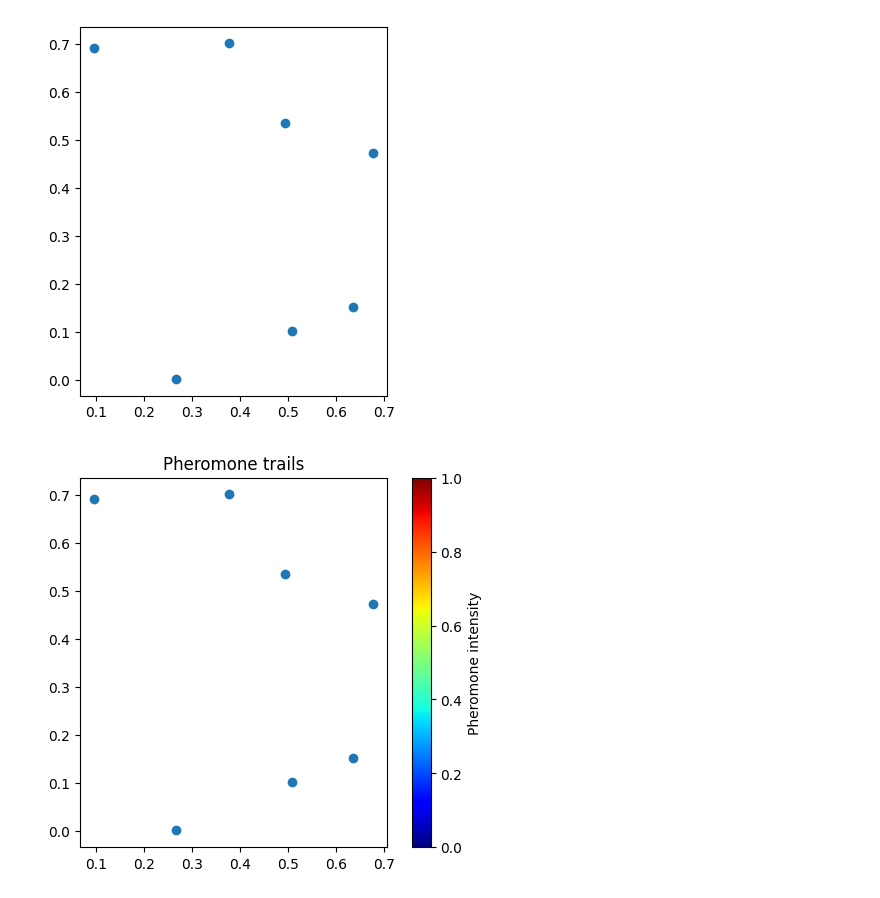
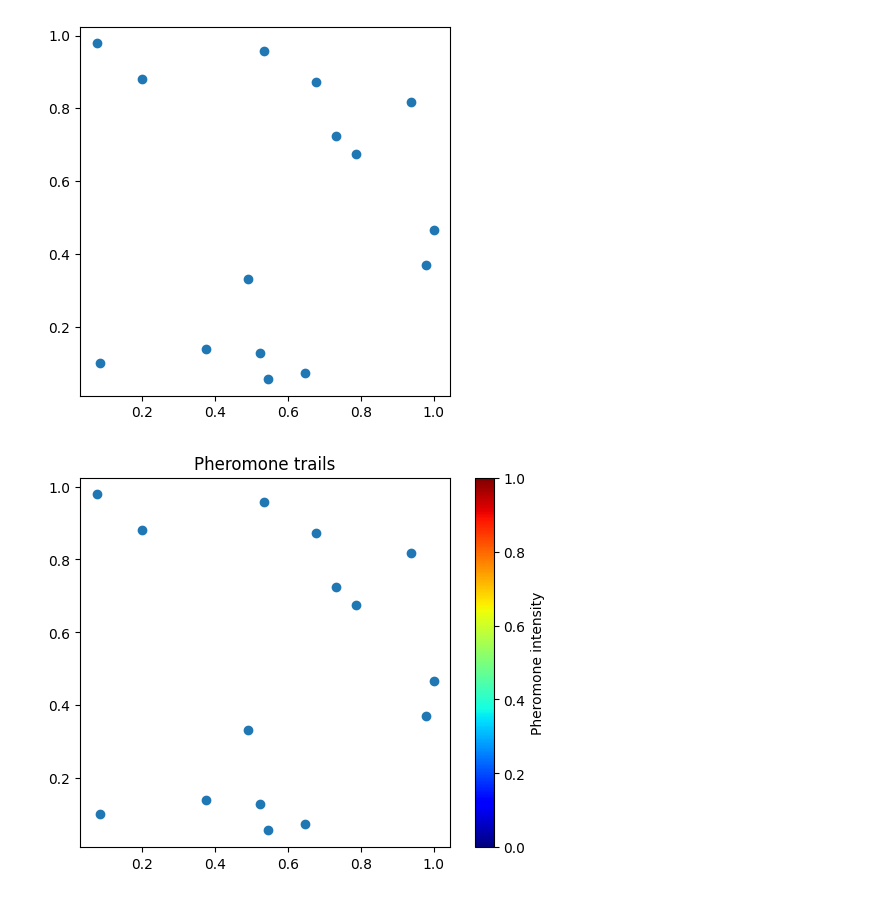
Before and after one commit to viniandrs/ant_colony_experiments, a Jupyter notebook: traveler_salesman/traveler_salesman.ipynb, the cells around one changed output. Drawn from its saved outputs; the diff is of its cells as text; code cells hidden in the pictures.

```diff
--- a/traveler_salesman/traveler_salesman.ipynb
+++ b/traveler_salesman/traveler_salesman.ipynb
@@ -134,22 +10,22 @@ NUM_IT = 200
 # %%
 # debugging
 
 # square
 # cities = np.array([[2, 1], [2, 2], [1, 1], [1, 2]])
 # tsp = TSP.from_instance(cities)
 
 # circle
 # cities = np.array([[0, 1], [0.25, 0.5], [0.3232, 0.3232], [0.5, 0.25], [0.6768, 0.3232], [0.75, 0.5], [1, 1]])
 # tsp = TSP.from_instance(cities)
 
 # random
-tsp = TSP.random_instance(7)
+tsp = TSP.random_instance(15)
 
-solver = AntSystemSolver(tsp)
+solver = AntColonySystemSolver(tsp)
 
 plot_solution(tsp.cities, save_dir=None)
 plot_pheromone_trails(tsp.cities, solver.pheromones, save_dir=None)
 # %% [output]
-[figure, old version]
+[figure, new version]
-[figure, old version]
+[figure, new version]
 # %%
```
Also changed, not shown: parts of 6 cells of this notebook, 2 other files.
